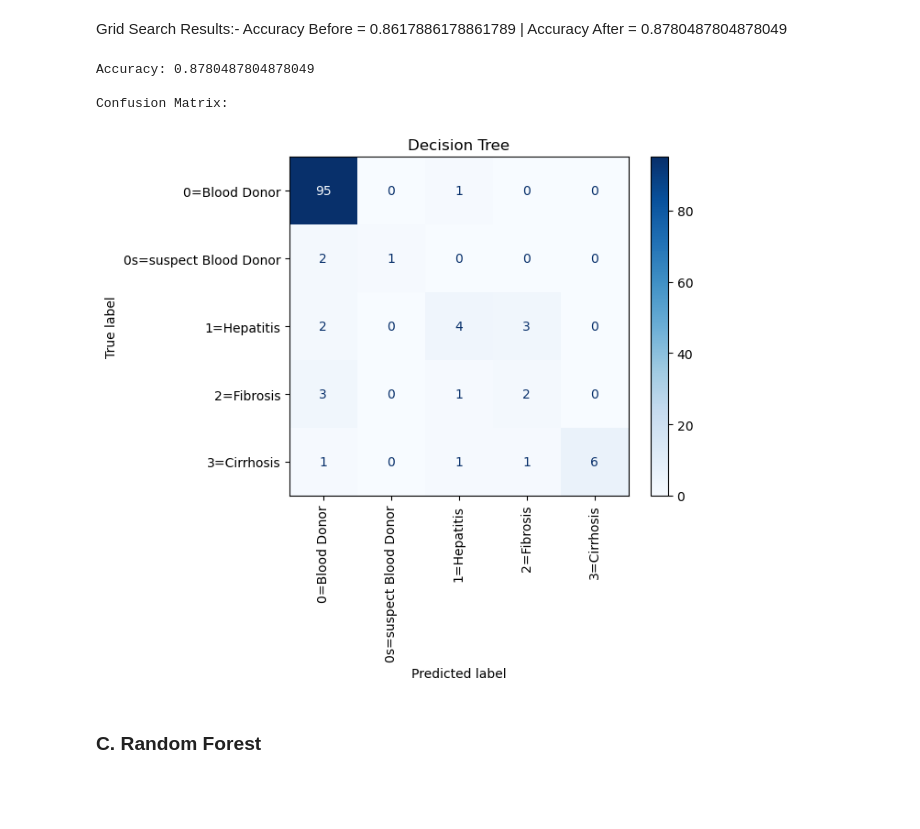
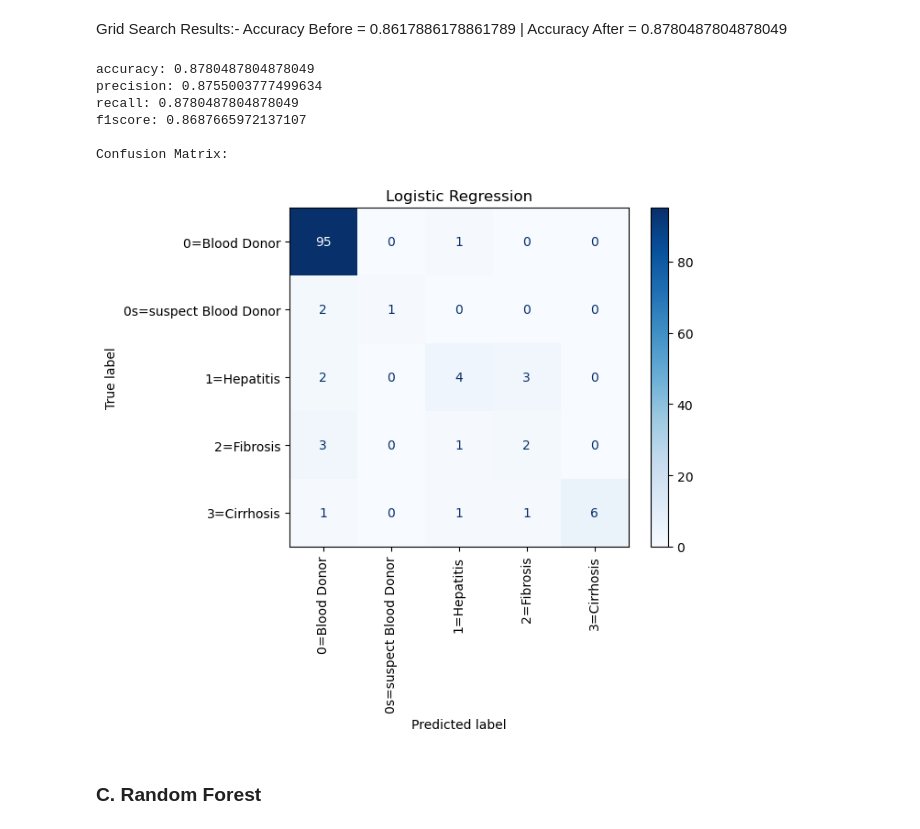
Before and after one commit to mqarmout/HCV_classification, a Jupyter notebook: model.ipynb, the cells around one changed output. Cells and saved outputs as stored; diff of their text form; code cells hidden in the pictures; blank space fills up the shorter version.

```diff
--- a/model.ipynb
+++ b/model.ipynb
@@ -333,6 +388,27 @@ Sex_m -0.038215  0.155021  0.178456  0.056856 -1.000000  1.000000
 # %%
 from sklearn.metrics import confusion_matrix, accuracy_score, ConfusionMatrixDisplay
 from sklearn.linear_model import LogisticRegression
+# %%
+from sklearn.metrics import f1_score, precision_score, recall_score
+
+def find_metrics(y_test: pd.Series, y_pred: pd.Series, labels: np.ndarray):
+    accuracy = accuracy_score(y_test, y_pred)
+    precision = precision_score(y_test, y_pred, average='weighted')
+    recall = recall_score(y_test, y_pred, average='weighted')
+    f1score = f1_score(y_test, y_pred, average='weighted')
+
+    print(f"accuracy: {accuracy}\nprecision: {precision}\nrecall: {recall}\nf1score: {f1score}")
+
+    # Generate the confusion matrix
+    conf_matrix = confusion_matrix(y_test, y_pred)
+    #print("Confusion Matrix:\n", conf_matrix)
+    print("\nConfusion Matrix:\n")
+    # Display the confusion matrix
+    disp = ConfusionMatrixDisplay(confusion_matrix=conf_matrix, display_labels=labels)
+    disp.plot(cmap='Blues')
+    plt.xticks(rotation=90)
+    plt.title("Logistic Regression")
+    plt.show()
 # %% [markdown]
 Grid Search Result:- Accuracy Before = 0.8943089430894309    |    Accuracy After  = 0.8943089430894309
 # %%
@@ -375,28 +442,18 @@ DT_clf = DecisionTreeClassifier(criterion='entropy',max_depth=7, random_state=1)
 # criterion: A function to measure the quality of a split in decision trees.
 # max_depth: The maximum depth of the tree.
 # random_state: Controls the randomness of the algorithm to produce reproducible results.
-# %%
-DT_clf.fit(X_train_processed,y_train)
-y_pred_DTC = DT_clf.predict(X_test_processed)
-# Calculate the accuracy
-accuracy = accuracy_score(y_test, y_pred_DTC)
-print("Accuracy:", accuracy)
-
-# Generate the confusion matrix
-conf_matrix = confusion_matrix(y_test, y_pred_DTC)
-#print("Confusion Matrix:\n", conf_matrix)
-print("\nConfusion Matrix:\n")
-# Display the confusion matrix
-disp = ConfusionMatrixDisplay(confusion_matrix=conf_matrix, display_labels=DT_clf.classes_)
-disp.plot(cmap='Blues')
-plt.xticks(rotation=90)
-plt.title("Decision Tree")
-plt.show()
-# %% [output]
-Accuracy: 0.8780487804878049
-
-Confusion Matrix:
-[figure, removed]
+# %%
+DT_clf.fit(X_train_processed,y_train)
+y_pred_DTC = DT_clf.predict(X_test_processed)
+find_metrics(y_test, y_pred_DTC, DT_clf.classes_)
+# %% [output]
+accuracy: 0.8780487804878049
+precision: 0.8755003777499634
+recall: 0.8780487804878049
+f1score: 0.8687665972137107
+
+Confusion Matrix:
+[figure, added]
 # %% [markdown]
 ### C. Random Forest
 # %%
```
Also changed, not shown: parts of 40 cells of this notebook, 2 other files.
